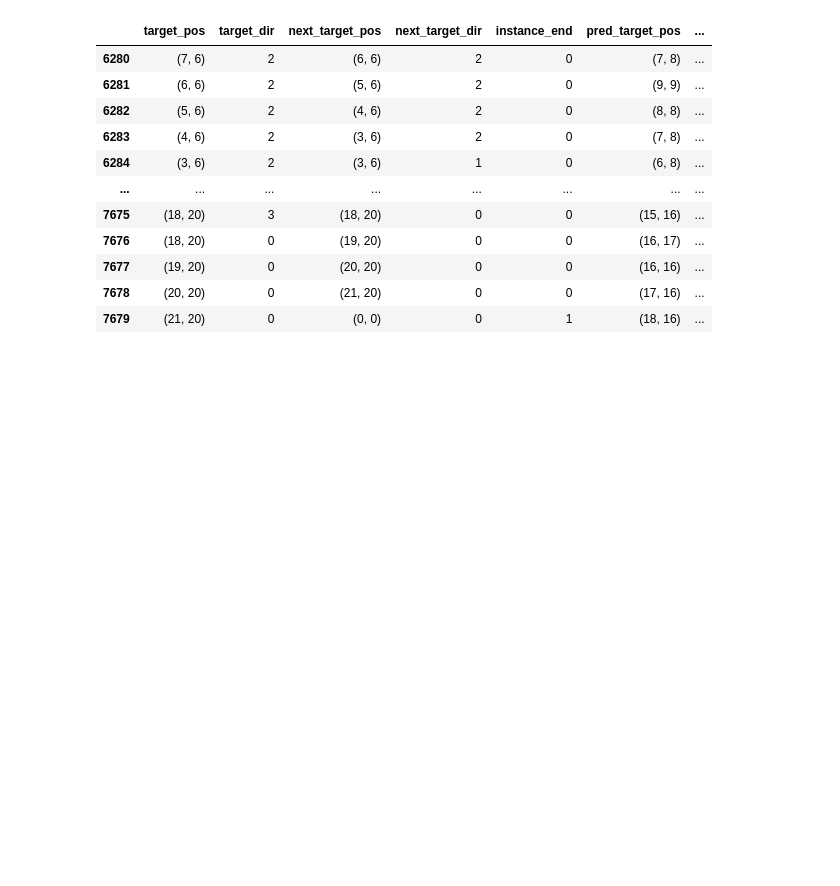
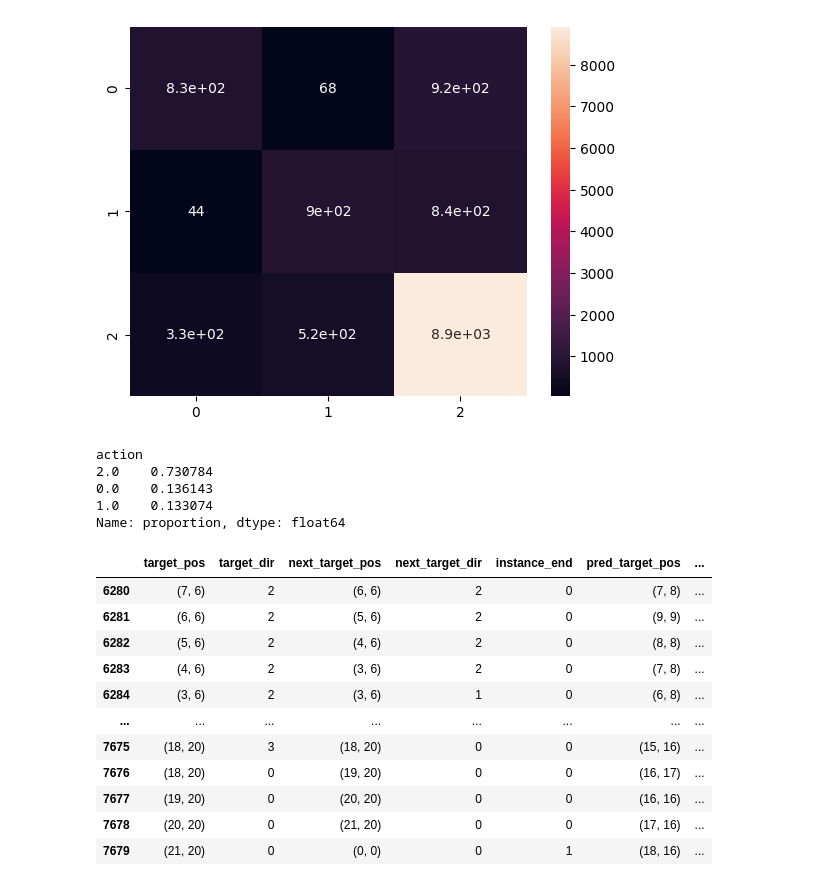
Before and after one commit to chen-yuan-zhang/agr_agents, a Jupyter notebook: gr_pursuer/neural/testing.ipynb, the cells around one changed output. Saved outputs shown, nothing was run; the diff lists cells and outputs as text; code cells hidden in the pictures; blank space fills up the shorter version.

```diff
--- a/gr_pursuer/neural/testing.ipynb
+++ b/gr_pursuer/neural/testing.ipynb
@@ -103,3 +87,22 @@ data_pred
+# %%
+# Confussion matrix
+from sklearn.metrics import confusion_matrix
+import seaborn as sns
+import matplotlib.pyplot as plt
+
+cm = confusion_matrix(data_pred["action"].astype(int), data_pred["pred"].astype(int))#,# normalize="false")
+sns.heatmap(cm, annot=True)
+plt.show()
+# %% [output]
+[figure, added]
+# %%
+data_pred["action"].value_counts(normalize=True)
+# %% [output]
+action
+2.0    0.730784
+0.0    0.136143
+1.0    0.133074
+Name: proportion, dtype: float64
 # %%
 def process_pred(pred):
     coord = tuple(np.round(np.array(pred[:2])*SIZE).astype(int))
```
Also changed, not shown: parts of 3 cells of this notebook, 5 other files.
